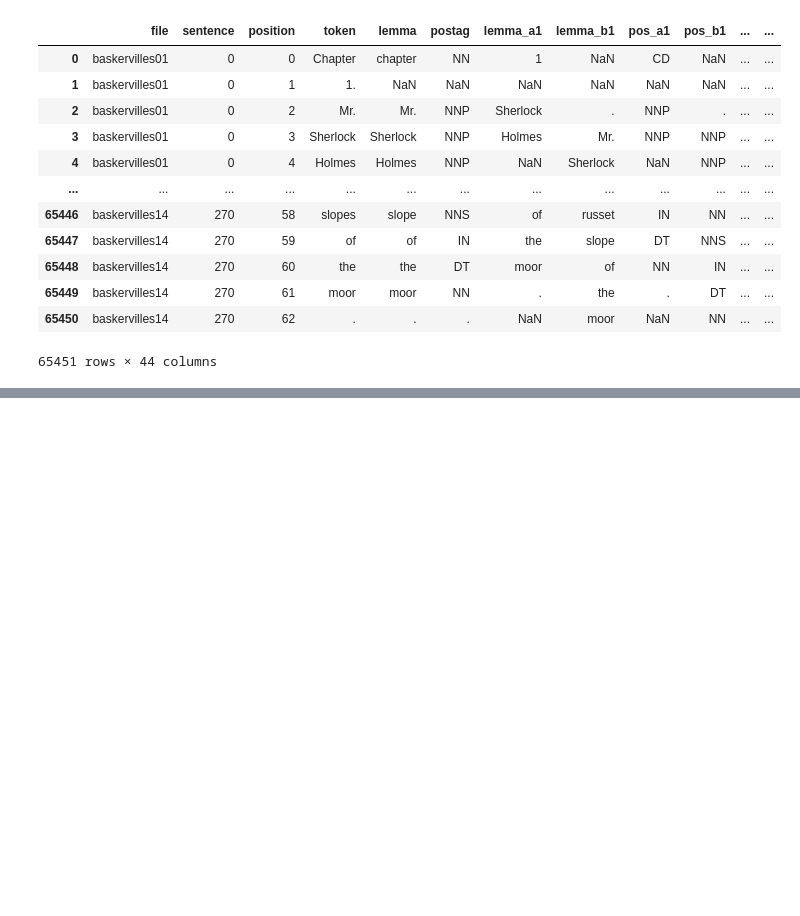
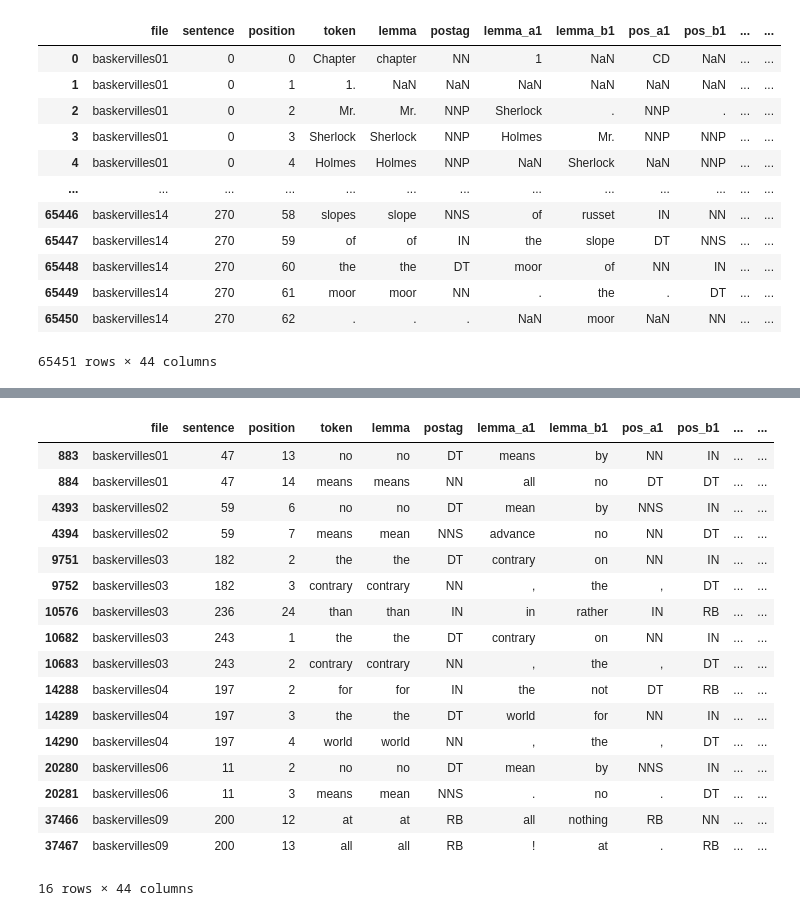
Before and after one commit to martinpucheuaviles/AppliedTextMining, a Jupyter notebook: crf_negation_cue_w9.ipynb, the cells around one changed output, grey strips where cells are left out. Cells and saved outputs as stored; diff of their text form; code cells hidden in the pictures; blank space fills up the shorter version.

```diff
--- a/crf_negation_cue_w9.ipynb
+++ b/crf_negation_cue_w9.ipynb
@@ -739,0 +985,21 @@ eval_df_1[['sentence','position','pos_a8']].head(15)
+# %%
+train_df.loc[(train_df['negCue']== 2)]
+# %% [output]
+|  | file | sentence | position | token | lemma | postag | lemma_a1 | lemma_b1 | pos_a1 | pos_b1 | ... | ... |
+| 883 | baskervilles01 | 47 | 13 | no | no | DT | means | by | NN | IN | ... | ... |
+| 884 | baskervilles01 | 47 | 14 | means | means | NN | all | no | DT | DT | ... | ... |
+| 4393 | baskervilles02 | 59 | 6 | no | no | DT | mean | by | NNS | IN | ... | ... |
+| 4394 | baskervilles02 | 59 | 7 | means | mean | NNS | advance | no | NN | DT | ... | ... |
+| 9751 | baskervilles03 | 182 | 2 | the | the | DT | contrary | on | NN | IN | ... | ... |
+| 9752 | baskervilles03 | 182 | 3 | contrary | contrary | NN | , | the | , | DT | ... | ... |
+| 10576 | baskervilles03 | 236 | 24 | than | than | IN | in | rather | IN | RB | ... | ... |
+| 10682 | baskervilles03 | 243 | 1 | the | the | DT | contrary | on | NN | IN | ... | ... |
+| 10683 | baskervilles03 | 243 | 2 | contrary | contrary | NN | , | the | , | DT | ... | ... |
+| 14288 | baskervilles04 | 197 | 2 | for | for | IN | the | not | DT | RB | ... | ... |
+| 14289 | baskervilles04 | 197 | 3 | the | the | DT | world | for | NN | IN | ... | ... |
+| 14290 | baskervilles04 | 197 | 4 | world | world | NN | , | the | , | DT | ... | ... |
+| 20280 | baskervilles06 | 11 | 2 | no | no | DT | mean | by | NNS | IN | ... | ... |
+| 20281 | baskervilles06 | 11 | 3 | means | mean | NNS | . | no | . | DT | ... | ... |
+| 37466 | baskervilles09 | 200 | 12 | at | at | RB | all | nothing | RB | NN | ... | ... |
+| 37467 | baskervilles09 | 200 | 13 | all | all | RB | ! | at | . | RB | ... | ... |
+16 rows × 44 columns
```
Also changed, not shown: parts of 55 cells of this notebook, 1 other file.
